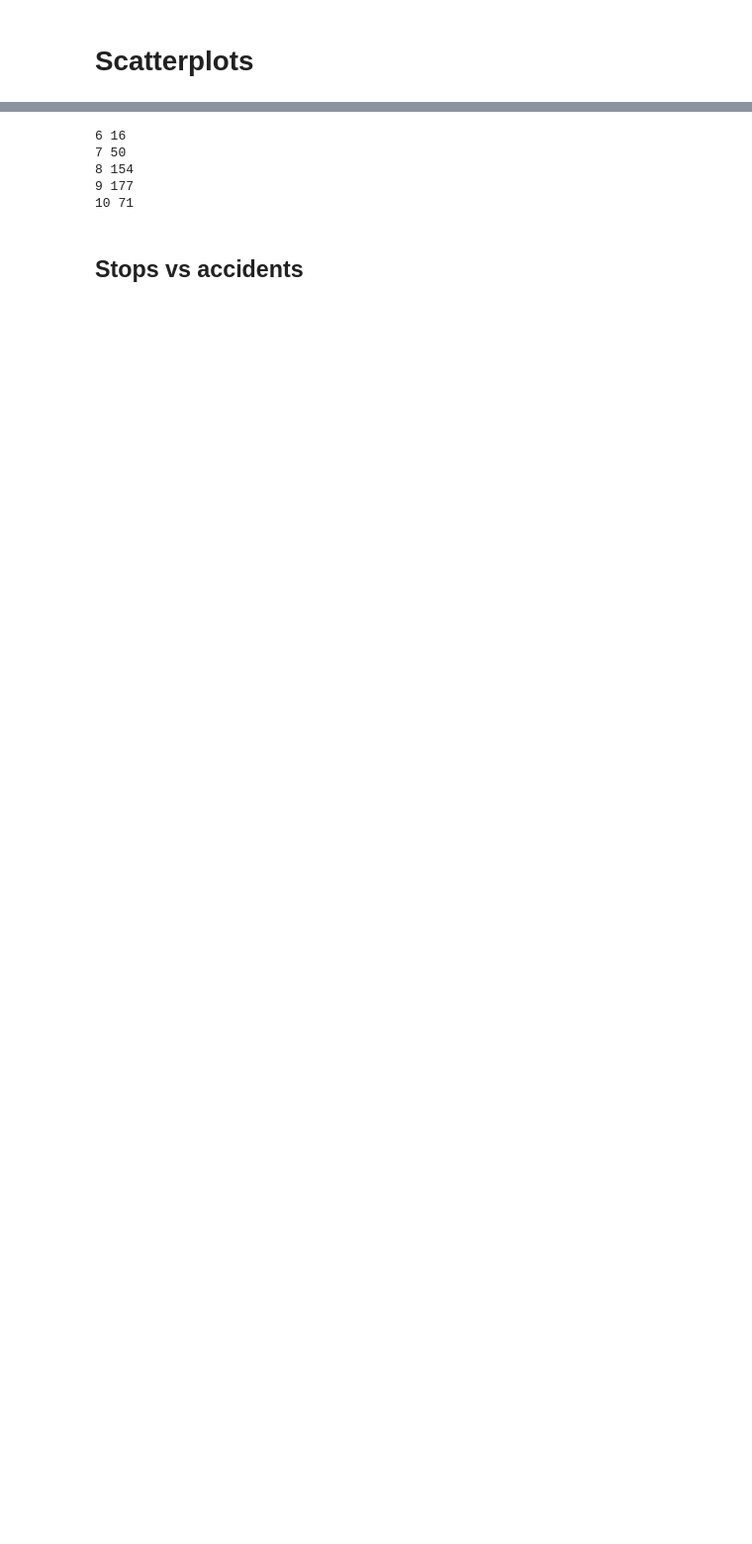
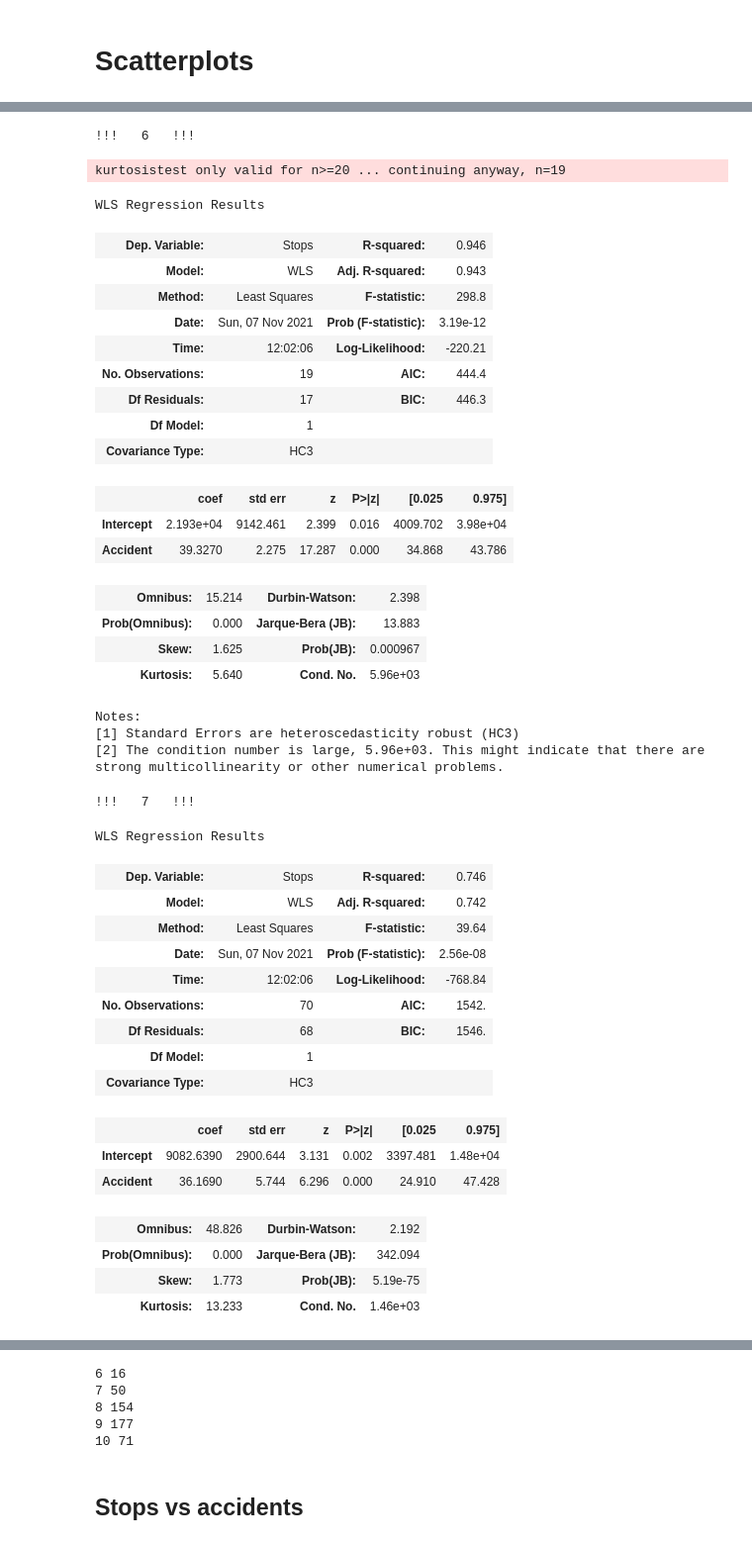
Before and after one commit to m-gaster/Policing-Thesis, a Jupyter notebook: Re-Analysis - 2021/Stops vs Accidents Distribution/Stops vs Accidents Distribution.ipynb, the cells around one changed output, grey strips where cells are left out. Shown at 99% size. Cells and saved outputs as stored; diff of their text form; code cells hidden in the pictures; blank space fills up the shorter version.

```diff
--- a/Re-Analysis - 2021/Stops vs Accidents Distribution/Stops vs Accidents Distribution.ipynb
+++ b/Re-Analysis - 2021/Stops vs Accidents Distribution/Stops vs Accidents Distribution.ipynb
@@ -267,0 +458,56 @@ Resolution 10 has 11153 many cells (approx 106.0 X 106.0)
+# %%
+for res in RESOLUTIONS:
+   # query_str = 'Stops > 100 and Accident > 25'
+   query_str = 'Stops > 20 and Accident > 5'
+
+   regress_stops_on_accidents(resolution=res, query_str=query_str)
+
+   px.scatter(data_frame=grouped_dataframes2[res].query(query_str),
+               x='Accident',
+               y='Stops',
+               size='Stops',
+               color='Stops - % Total - WHITE',
+            #    trendline='ols',
+               title=res).show()
+# %% [output]
+!!!   6   !!!
+kurtosistest only valid for n>=20 ... continuing anyway, n=19
+WLS Regression Results
+| Dep. Variable: | Stops | R-squared: | 0.946 |
+| Model: | WLS | Adj. R-squared: | 0.943 |
+| Method: | Least Squares | F-statistic: | 298.8 |
+| Date: | Sun, 07 Nov 2021 | Prob (F-statistic): | 3.19e-12 |
+| Time: | 12:02:06 | Log-Likelihood: | -220.21 |
+| No. Observations: | 19 | AIC: | 444.4 |
+| Df Residuals: | 17 | BIC: | 446.3 |
+| Df Model: | 1 |  |  |
+| Covariance Type: | HC3 |  |  |
+|  | coef | std err | z | P>|z| | [0.025 | 0.975] |
+| Intercept | 2.193e+04 | 9142.461 | 2.399 | 0.016 | 4009.702 | 3.98e+04 |
+| Accident | 39.3270 | 2.275 | 17.287 | 0.000 | 34.868 | 43.786 |
+| Omnibus: | 15.214 | Durbin-Watson: | 2.398 |
+| Prob(Omnibus): | 0.000 | Jarque-Bera (JB): | 13.883 |
+| Skew: | 1.625 | Prob(JB): | 0.000967 |
+| Kurtosis: | 5.640 | Cond. No. | 5.96e+03 |
+Notes:
+[1] Standard Errors are heteroscedasticity robust (HC3)
+[2] The condition number is large, 5.96e+03. This might indicate that there are
+strong multicollinearity or other numerical problems.
+!!!   7   !!!
+WLS Regression Results
+| Dep. Variable: | Stops | R-squared: | 0.746 |
+| Model: | WLS | Adj. R-squared: | 0.742 |
+| Method: | Least Squares | F-statistic: | 39.64 |
+| Date: | Sun, 07 Nov 2021 | Prob (F-statistic): | 2.56e-08 |
+| Time: | 12:02:06 | Log-Likelihood: | -768.84 |
+| No. Observations: | 70 | AIC: | 1542. |
+| Df Residuals: | 68 | BIC: | 1546. |
+| Df Model: | 1 |  |  |
+| Covariance Type: | HC3 |  |  |
+|  | coef | std err | z | P>|z| | [0.025 | 0.975] |
+| Intercept | 9082.6390 | 2900.644 | 3.131 | 0.002 | 3397.481 | 1.48e+04 |
+| Accident | 36.1690 | 5.744 | 6.296 | 0.000 | 24.910 | 47.428 |
+| Omnibus: | 48.826 | Durbin-Watson: | 2.192 |
+| Prob(Omnibus): | 0.000 | Jarque-Bera (JB): | 342.094 |
+| Skew: | 1.773 | Prob(JB): | 5.19e-75 |
+| Kurtosis: | 13.233 | Cond. No. | 1.46e+03 |
```
Also changed, not shown: parts of 42 cells of this notebook.
